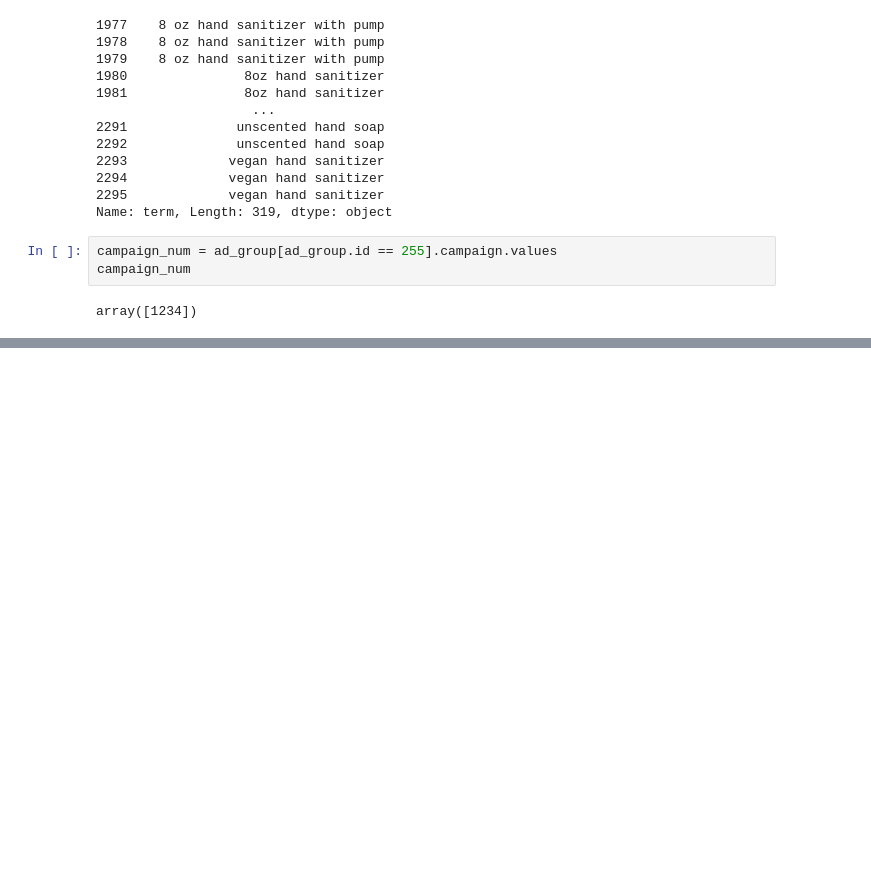
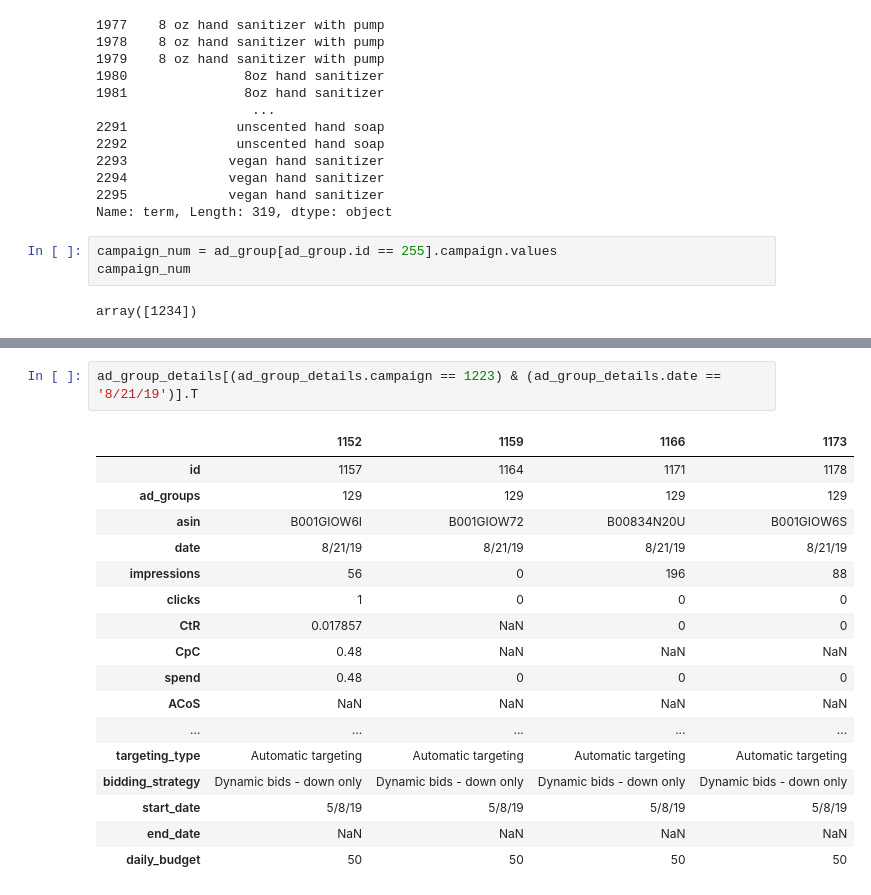
Before and after one commit to JuliaSokolova/amazon_-eCommerce_optimization, a Jupyter notebook: Data Organization.ipynb, the cells around one changed output, grey strips where cells are left out. Saved outputs shown, nothing was run; the diff lists cells and outputs as text; blank space fills up the shorter version.

```diff
--- a/Data Organization.ipynb
+++ b/Data Organization.ipynb
@@ -89,0 +164,20 @@ array([1234])
+# %%
+ad_group_details[(ad_group_details.campaign == 1223) & (ad_group_details.date == '8/21/19')].T
+# %% [output]
+|  | 1152 | 1159 | 1166 | 1173 |
+| id | 1157 | 1164 | 1171 | 1178 |
+| ad_groups | 129 | 129 | 129 | 129 |
+| asin | B001GIOW6I | B001GIOW72 | B00834N20U | B001GIOW6S |
+| date | 8/21/19 | 8/21/19 | 8/21/19 | 8/21/19 |
+| impressions | 56 | 0 | 196 | 88 |
+| clicks | 1 | 0 | 0 | 0 |
+| CtR | 0.017857 | NaN | 0 | 0 |
+| CpC | 0.48 | NaN | NaN | NaN |
+| spend | 0.48 | 0 | 0 | 0 |
+| ACoS | NaN | NaN | NaN | NaN |
+| ... | ... | ... | ... | ... |
+| targeting_type | Automatic targeting | Automatic targeting | Automatic targeting | Automatic targeting |
+| bidding_strategy | Dynamic bids - down only | Dynamic bids - down only | Dynamic bids - down only | Dynamic bids - down only |
+| start_date | 5/8/19 | 5/8/19 | 5/8/19 | 5/8/19 |
+| end_date | NaN | NaN | NaN | NaN |
+| daily_budget | 50 | 50 | 50 | 50 |
```
Also changed, not shown: parts of 16 cells of this notebook, 4 other files.
